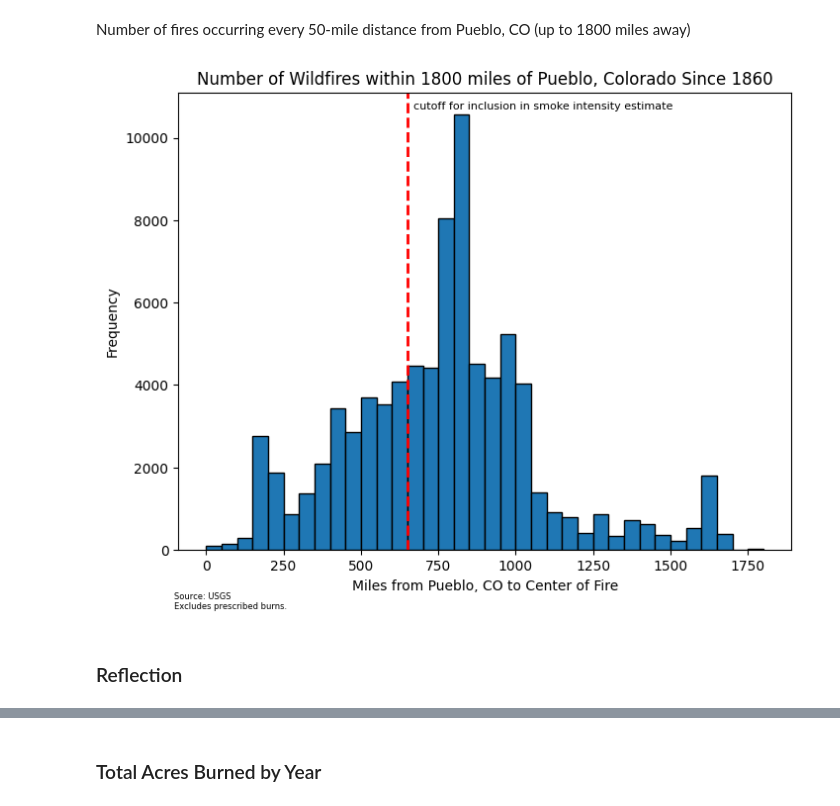
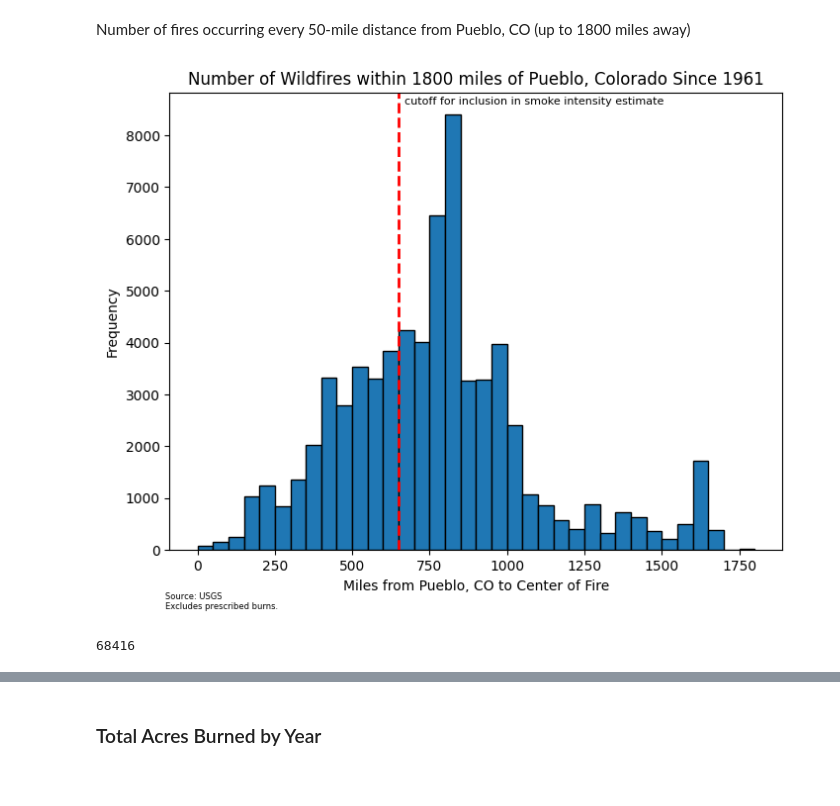
Before and after one commit to voglerdaniel/data-512-final-project, a Jupyter notebook: code/combining_distance_and_aqi.ipynb, the cells around one changed output, grey strips where cells are left out. Drawn from its saved outputs; the diff is of its cells as text; code cells hidden in the pictures.

```diff
--- a/code/combining_distance_and_aqi.ipynb
+++ b/code/combining_distance_and_aqi.ipynb
@@ -683,23 +683,28 @@ Below are the visualization deliverables for this analysis.
 # %% [markdown]
 Number of fires occurring every 50-mile distance from Pueblo, CO (up to 1800 miles away)
 # %%
+recent_wildfires = (wildfires_within_1800_mi
+                    .loc[wildfires_within_1800_mi["Fire_Year"] >= 1961])
+
 # Define the start and stop values
 bins = np.linspace(0,1800,37)
 plt.figure(figsize=(8,6))
-plt.hist(wildfires_within_1800_mi["centroid_distance_to_pueblo"], # recall, these are very similar to edge distances
+plt.hist(recent_wildfires["centroid_distance_to_pueblo"], # recall, these are very similar to edge distances
          bins=bins,
          edgecolor="black")
-plt.title(f"Number of Wildfires within 1800 miles of Pueblo, Colorado Since {min(wildfires_within_1800_mi["Fire_Year"])}")
+plt.title(f"Number of Wildfires within 1800 miles of Pueblo, Colorado Since {min(recent_wildfires["Fire_Year"])}")
 plt.xlabel("Miles from Pueblo, CO to Center of Fire")
 plt.ylabel("Frequency")
 plt.figtext(0.12, 0.01, 'Source: USGS\nExcludes prescribed burns.', ha='left', fontsize=6) # add a footnote
 plt.axvline(x=650, color='red', linestyle='--', linewidth=2)
 plt.annotate("cutoff for inclusion in smoke intensity estimate",
              xy=(650, 0),
-             xytext=(670, 10700),
+             xytext=(670, 8600),
              fontsize=8, color='black')  # text properties
 plt.show()
 # %% [output]
-[figure, old version]
+[figure, new version]
-# %% [markdown]
-### Reflection
+# %%
+len(recent_wildfires)
+# %% [output]
+68416
```
Also changed, not shown: parts of 8 cells of this notebook, 2 other files.
